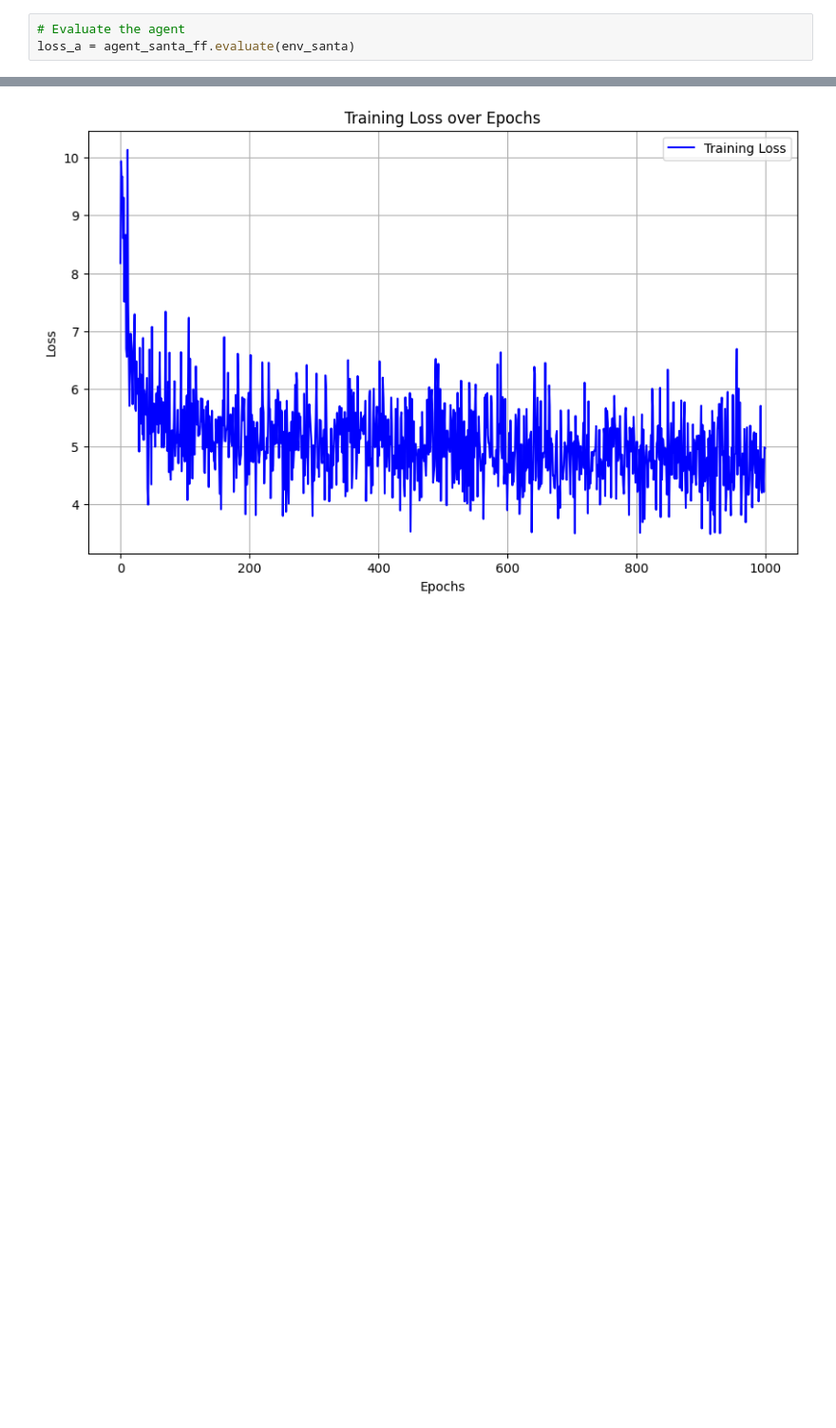
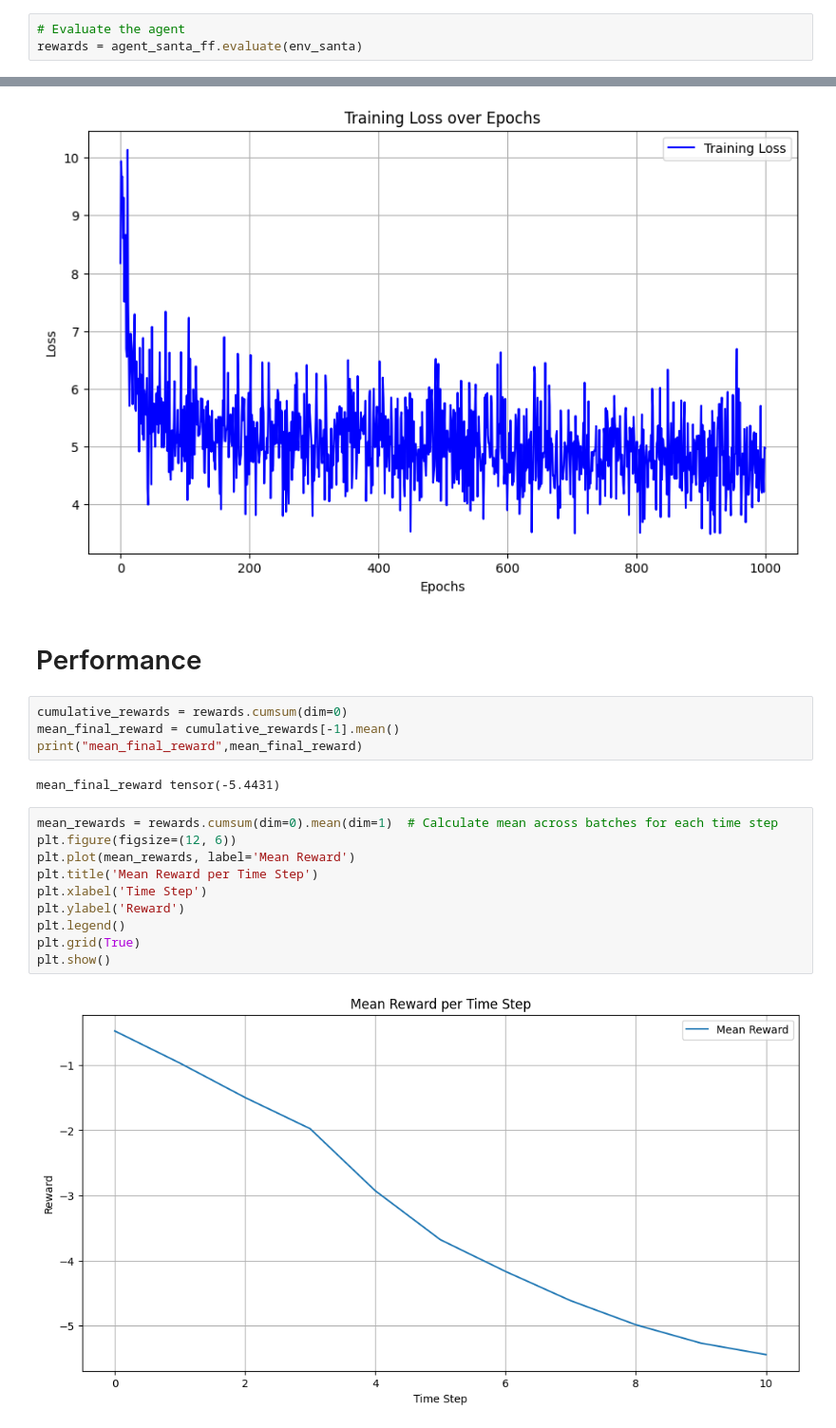
Before and after one commit to FinlayDuff/VRP-GYM-extension, a Jupyter notebook: experiments_sdp5.ipynb, the cells around one changed output, grey strips where cells are left out. Shown at 95% size. Drawn from its saved outputs; the diff is of its cells as text; blank space fills up the shorter version.

Commit message:
adding reward plots

```diff
--- a/experiments_sdp5.ipynb
+++ b/experiments_sdp5.ipynb
@@ -71,7 +71,7 @@ agent_santa_ff.model.load_state_dict(torch.load(f"./check_points/santa_ff_{num_n
 <All keys matched successfully>
 # %%
 # Evaluate the agent
-loss_a = agent_santa_ff.evaluate(env_santa)
+rewards = agent_santa_ff.evaluate(env_santa)
 # %% [output]
 <Figure size 640x480 with 0 Axes>
 [figure]
@@ -119,3 +121,23 @@ plt.grid(True)
 plt.show()
 # %% [output]
 [figure]
+# %% [markdown]
+# Performance
+# %%
+cumulative_rewards = rewards.cumsum(dim=0)
+mean_final_reward = cumulative_rewards[-1].mean()
+print("mean_final_reward",mean_final_reward)
+# %% [output]
+mean_final_reward tensor(-5.4431)
+# %%
+mean_rewards = rewards.cumsum(dim=0).mean(dim=1)  # Calculate mean across batches for each time step
+plt.figure(figsize=(12, 6))
+plt.plot(mean_rewards, label='Mean Reward')
+plt.title('Mean Reward per Time Step')
+plt.xlabel('Time Step')
+plt.ylabel('Reward')
+plt.legend()
+plt.grid(True)
+plt.show()
+# %% [output]
+[figure, added]
```
Also changed, not shown: parts of 2 cells of this notebook, 3 other files.
